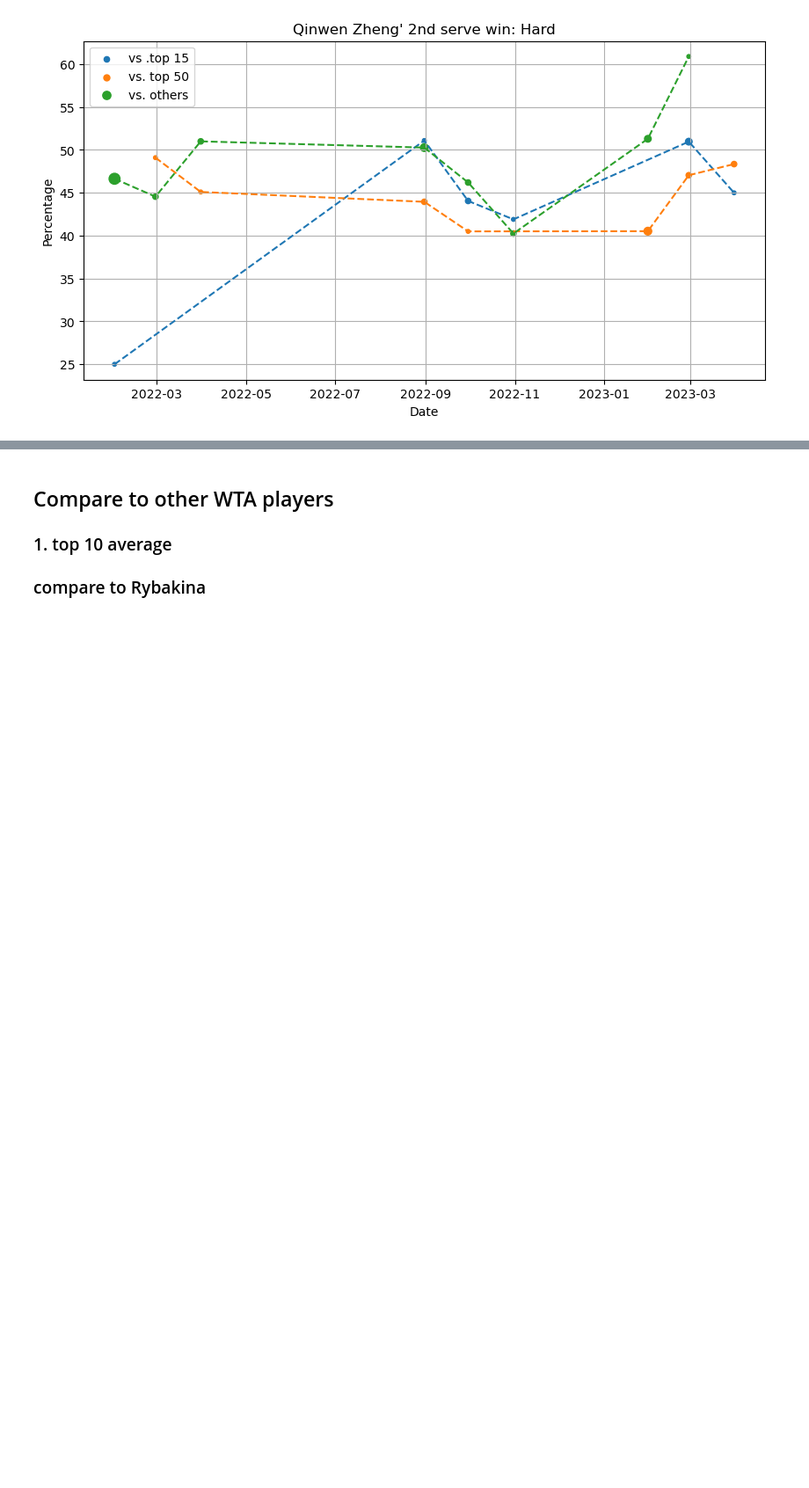
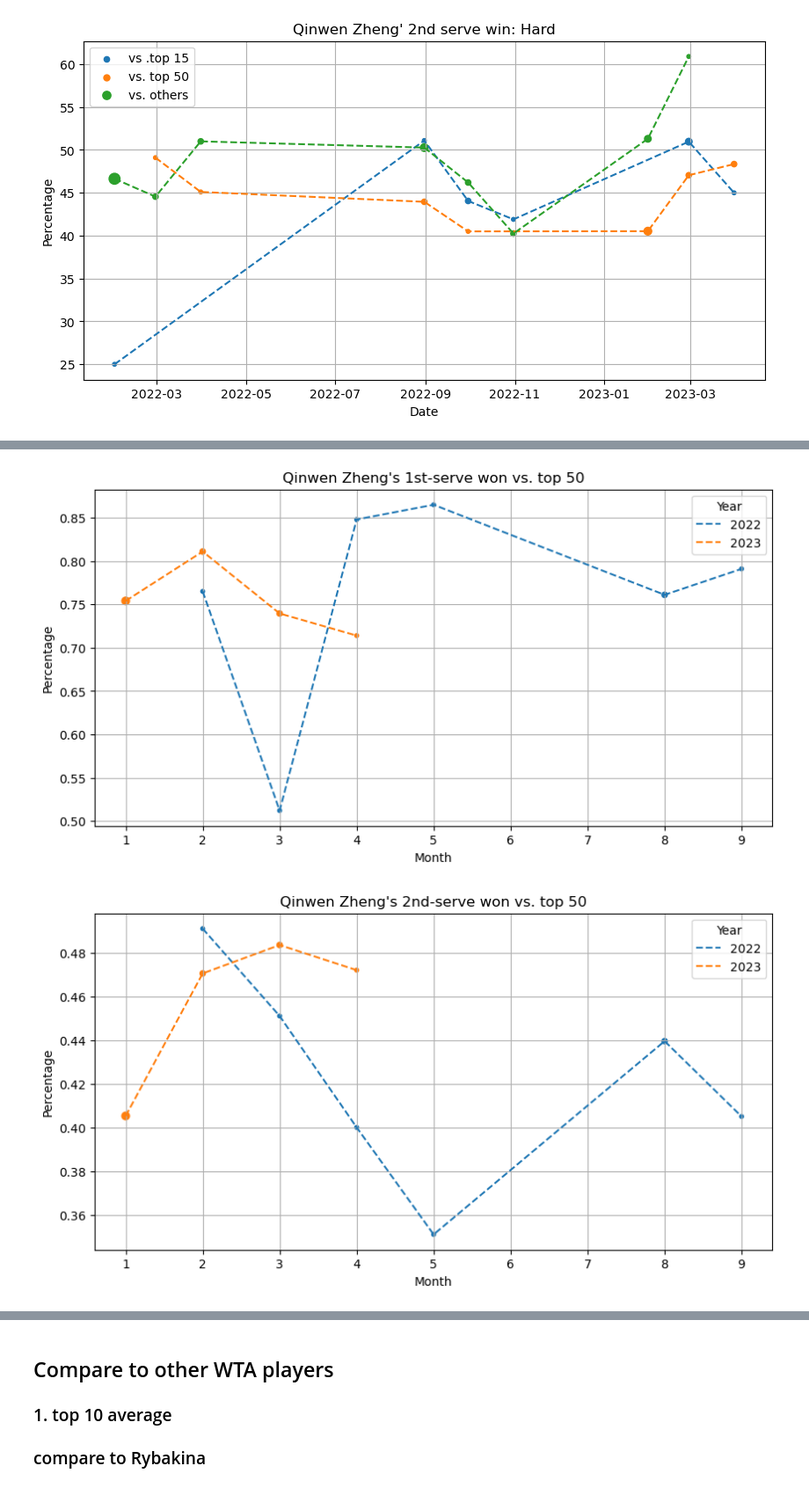
Before and after one commit to TracyYXChen/tennis-data, a Jupyter notebook: qinwenZheng/Qinwen Zheng's serves.ipynb, the cells around one changed output, grey strips where cells are left out. Shown at 88% size. Drawn from its saved outputs; the diff is of its cells as text; code cells hidden in the pictures; blank space fills up the shorter version.

```diff
--- a/qinwenZheng/Qinwen Zheng's serves.ipynb
+++ b/qinwenZheng/Qinwen Zheng's serves.ipynb
@@ -192,0 +244,7 @@ plotScatterByGroups(groupedDfArr, attributeOfInterest, title)
+# %%
+year50Df = groupByYearAndMonth(top50df)
+yearCurve(year50Df, firstServeWin, 'Qinwen Zheng\'s 1st-serve won vs. top 50')
+yearCurve(year50Df, secondServeWin, 'Qinwen Zheng\'s 2nd-serve won vs. top 50')
+# %% [output]
+[figure, added]
+[figure, added]
```
Also changed, not shown: parts of 18 cells of this notebook.
